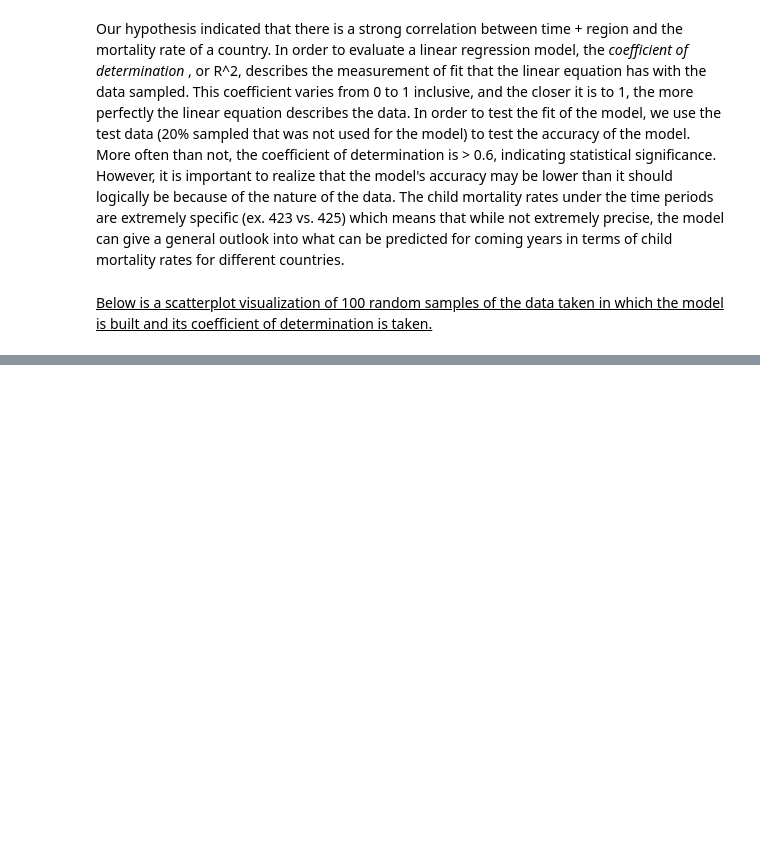
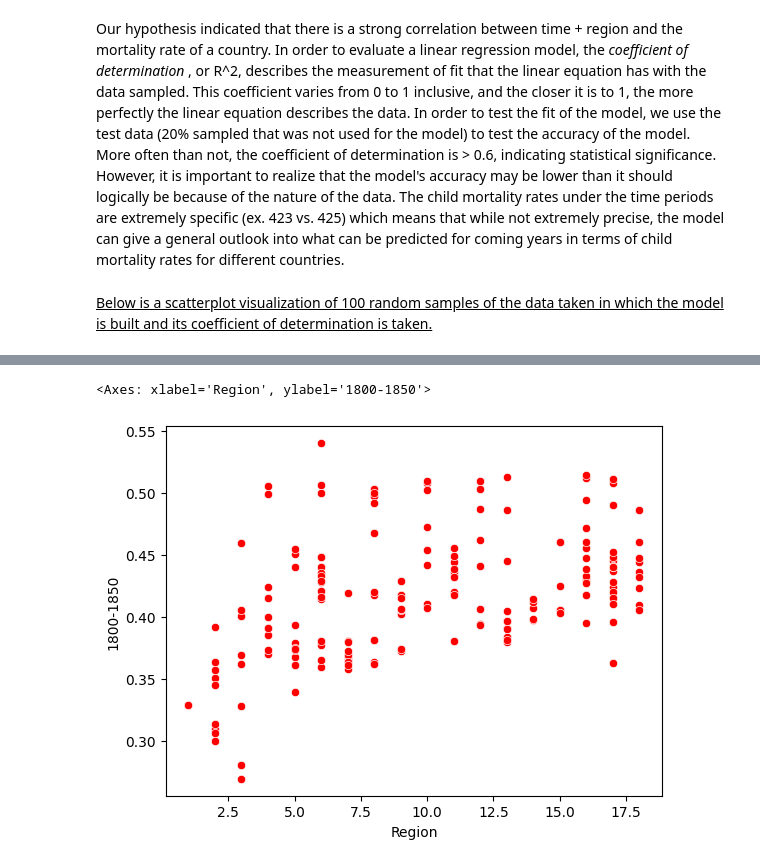
Before and after one commit to dshallal/data110final, a Jupyter notebook: WriteUp.ipynb, the cells around one changed output, grey strips where cells are left out. Saved outputs shown, nothing was run; the diff lists cells and outputs as text; code cells hidden in the pictures; blank space fills up the shorter version.

```diff
--- a/WriteUp.ipynb
+++ b/WriteUp.ipynb
@@ -258,0 +301,5 @@ The model's coefficient of determination created using the predictor variables m
+# %%
+sns.scatterplot(data=final_dataset, x="Region", y="1800-1850", color="red")
+# %% [output]
+<Axes: xlabel='Region', ylabel='1800-1850'>
+[figure, added]
```
Also changed, not shown: parts of 15 cells of this notebook.
